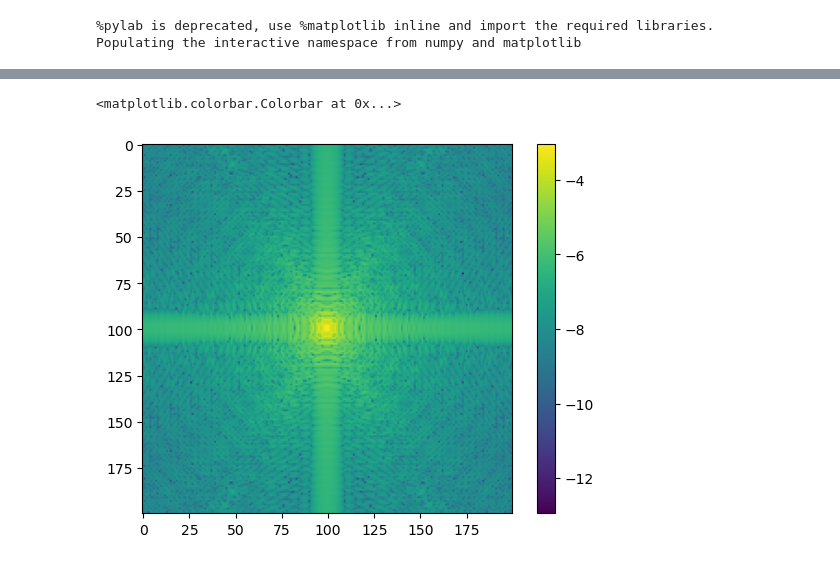
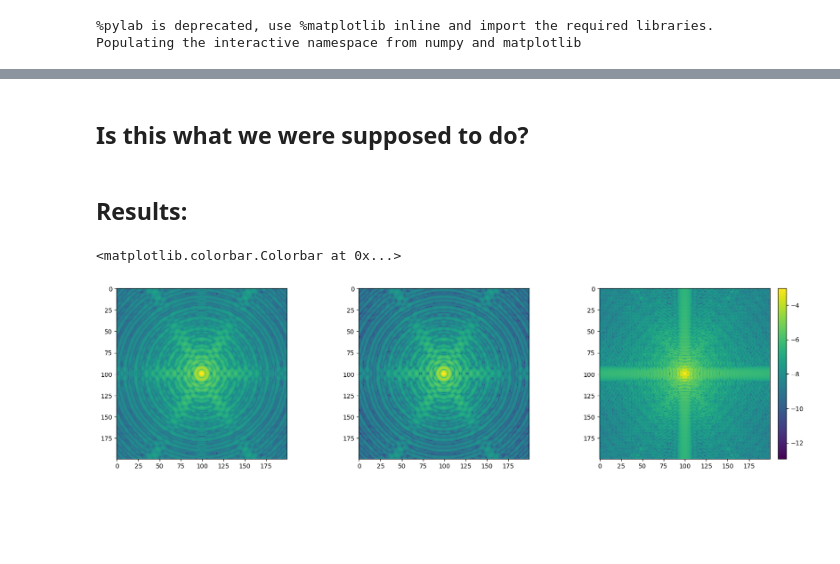
Before and after one commit to andrevitorelli/that-box-over-there, a Jupyter notebook: what_is_an_oversampled_psf.ipynb, the cells around one changed output, grey strips where cells are left out. Cells and saved outputs as stored; diff of their text form; code cells hidden in the pictures; blank space fills up the shorter version.

```diff
--- a/what_is_an_oversampled_psf.ipynb
+++ b/what_is_an_oversampled_psf.ipynb
@@ -25,3 +25,5 @@ euclid_pixel = galsim.Pixel(0.1)
 # %%
 psf_super_image = psf.drawImage(nx=200,ny=200,wcs=galsim.PixelScale(0.1/3),method="auto")
+# %% [markdown]
+## Is this what we were supposed to do?
 # %%
@@ -32,5 +34,13 @@ psf_richard_image = psf.drawImage(nx=200,ny=200,wcs=galsim.PixelScale(0.1/3),met
+# %% [markdown]
+## Results:
 # %%
-imshow(log10(abs(psf_super_image.array - psf_richard_image.array)));colorbar()
+figure(figsize=(20,5))
+subplot(131)
+imshow(log10(abs(psf_super_image.array)))
+subplot(132)
+imshow(log10(abs(psf_richard_image.array)))
+subplot(133)
+imshow(log10(abs(psf_super_image.array - psf_richard_image.array)));colorbar(fraction=0.046, pad=0.04)
 # %% [output]
 <matplotlib.colorbar.Colorbar at 0x...>
-[figure, old version]
+[figure, new version]
```
Also changed, not shown: parts of 5 cells of this notebook.
